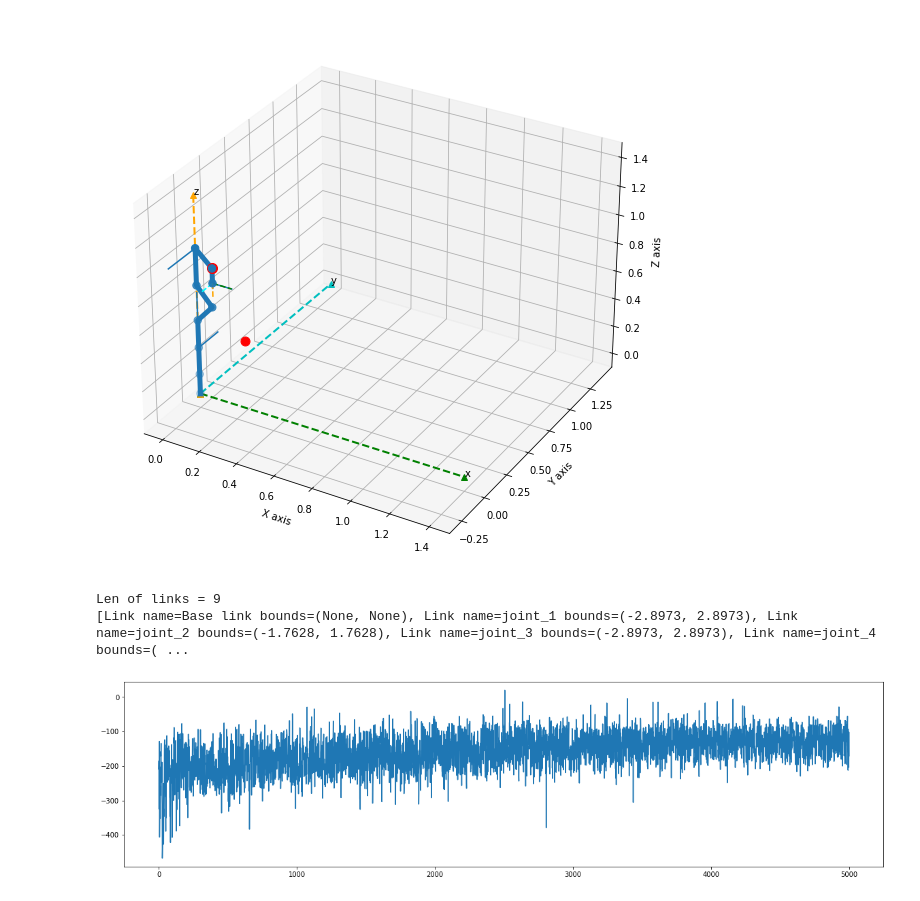
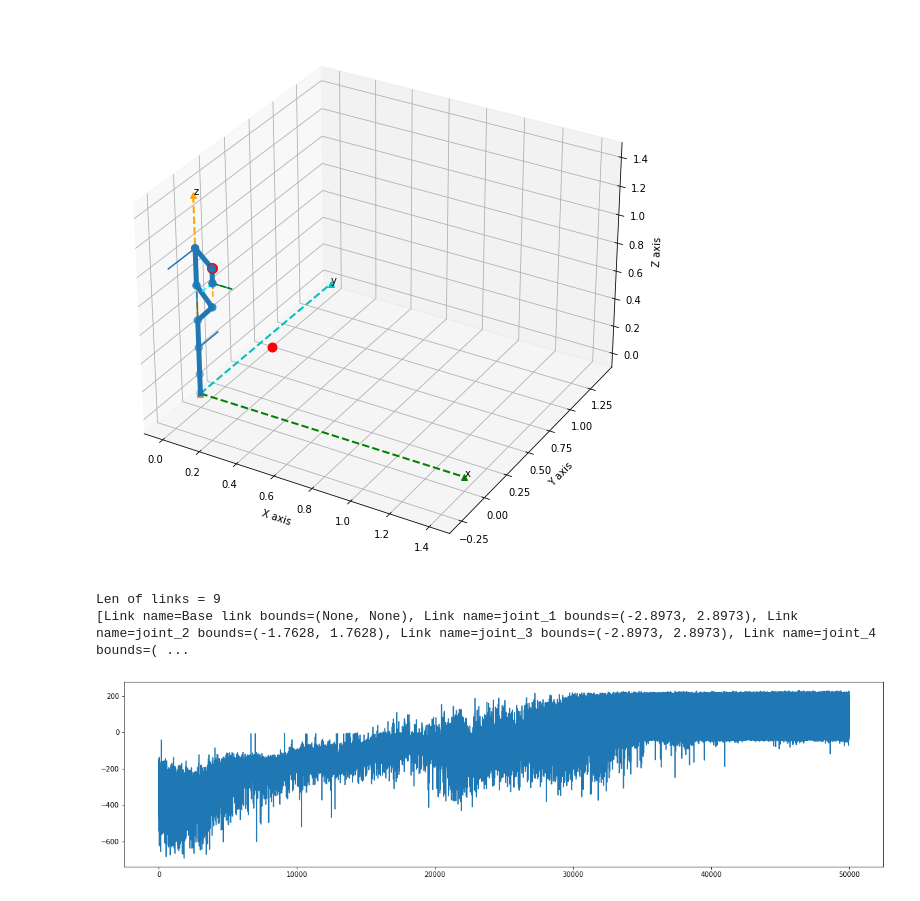
Before and after one commit to KelvinYang0320/IKPY-based-RL-ENV, a Jupyter notebook: RLenv.ipynb, the cells around one changed output. Drawn from its saved outputs; the diff is of its cells as text; code cells hidden in the pictures.

```diff
--- a/RLenv.ipynb
+++ b/RLenv.ipynb
@@ -15,7 +17,8 @@ class PandaEnv():
         self.state = [0]*10
         self.motorPosList =[0]*7
 #         self.target_position = [0]*3
-        self.target_position = np.array([0.2, 0.1, 0.4])
+        TargetList = [[0.5, 0, 0.5], [0.4, 0, 0.5], [0.6, 0, 0.5], [0.4, 0.2, 0.5], [0.5, 0.2, 0.5], [0.6, 0.2, 0.5], [0.4, -0.2, 0.5], [0.5, -0.2, 0.5], [0.6, -0.2, 0.5]]
+        self.target_position = np.array(TargetList[random.randint(0, 8)])
         self.show(Panda=True, target=self.target_position)
 
     def show_my_chain_links(self):
@@ -27,6 +30,8 @@ class PandaEnv():
 #         self.target_position = np.random.randn(3)
 #         self.target_position = self.target_position/np.linalg.norm(self.target_position)/2
 
+        TargetList = [[0.5, 0, 0.5], [0.4, 0, 0.5], [0.6, 0, 0.5], [0.4, 0.2, 0.5], [0.5, 0.2, 0.5], [0.6, 0.2, 0.5], [0.4, -0.2, 0.5], [0.5, -0.2, 0.5], [0.6, -0.2, 0.5]]
+        self.target_position = np.array(TargetList[random.randint(0, 8)])
         self.state = self.target_position.tolist() + self.motorPosList
         return self.state
 
@@ -100,6 +105,7 @@ class PandaEnv():
 
         endPointPos = self.my_chain.forward_kinematics([0]+self.motorPosList+[0],full_kinematics=False)[:3, 3]
         distance = np.linalg.norm(endPointPos-self.target_position)
+#         print(self.target_position)
         reward = -distance
         if distance < 0.03:
             reward += 0.5
@@ -115,7 +121,7 @@ class PandaEnv():
 env = PandaEnv()
 env.show_my_chain_links()
 # %% [output]
-[figure, old version]
+[figure, new version]
 Len of links = 9
 [Link name=Base link bounds=(None, None), Link name=joint_1 bounds=(-2.8973, 2.8973), Link name=joint_2 bounds=(-1.7628, 1.7628), Link name=joint_3 bounds=(-2.8973, 2.8973), Link name=joint_4 bounds=( ...
 # %%
@@ -140,36 +146,36 @@ np.random.seed(0)
 
 score_history = []
 
 step_cnt = 0
-for i in tqdm(range(5000)):
+for i in tqdm(range(50000)):
+    agent.save_models() # save models-----------------------
     obs = env.reset()
     done = False
     score = 0
     while not done:
         step_cnt = step_cnt + 1
         if(step_cnt>500):
             step_cnt=0
             break
-        step_cnt
         act = agent.choose_action(obs)
         new_state, reward, done, info = env.step(act*0.032)
         agent.remember(obs, act, reward, new_state, int(done))
 
         score += reward
         obs = new_state
         #env.render()
     agent.learn()
     score_history.append(score)
 
     #if i % 25 == 0:
     #    agent.save_models()
 
 #     print('episode ', i, 'score %.2f' % score,
 #           'trailing 100 games avg %.3f' % np.mean(score_history[-100:]))
     plot(score_history)
 # plotLearning(score_history, filename, window=100)
 # %% [output]
-[figure, old version]
+[figure, new version]
 # %%
 plt.plot(range(len(score_history)),score_history , label="raw data")
 
```
Also changed, not shown: parts of 4 cells of this notebook, 5 other files.
